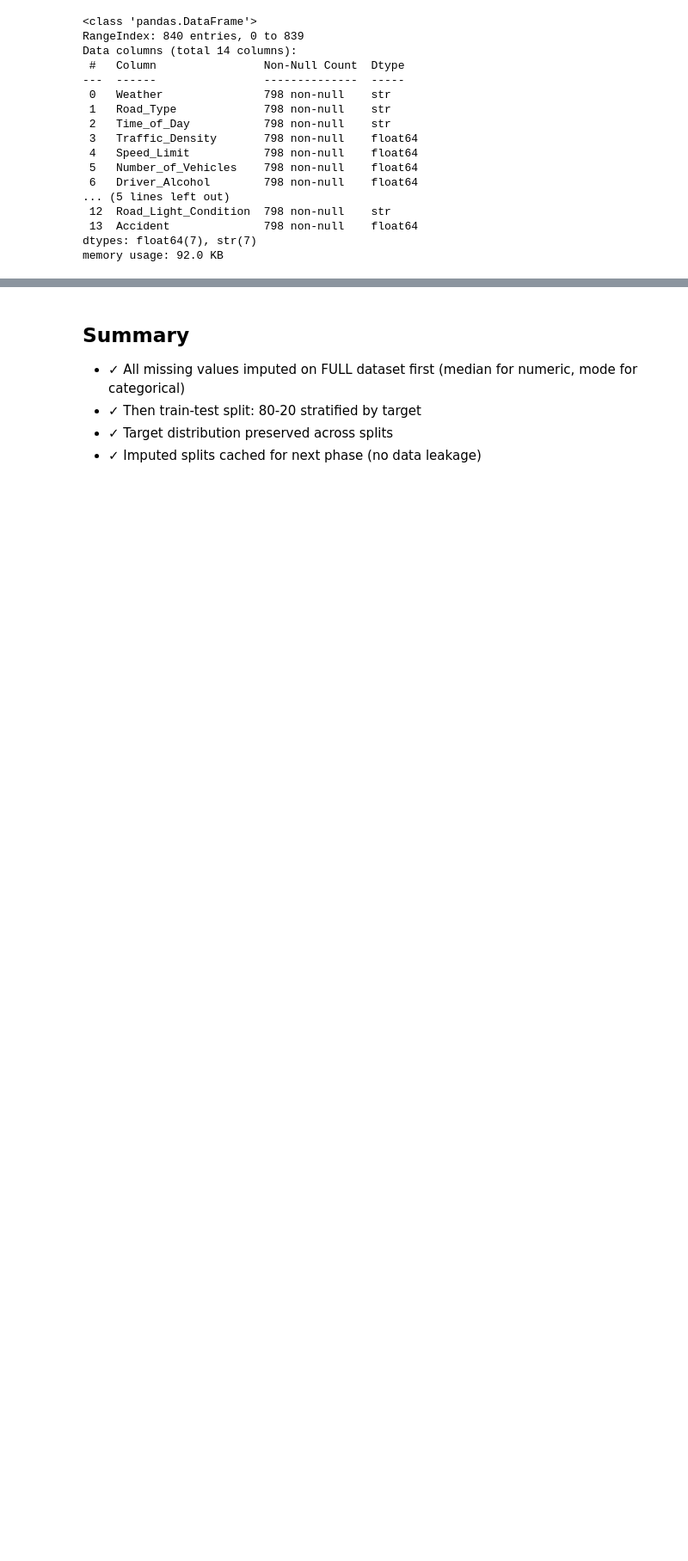
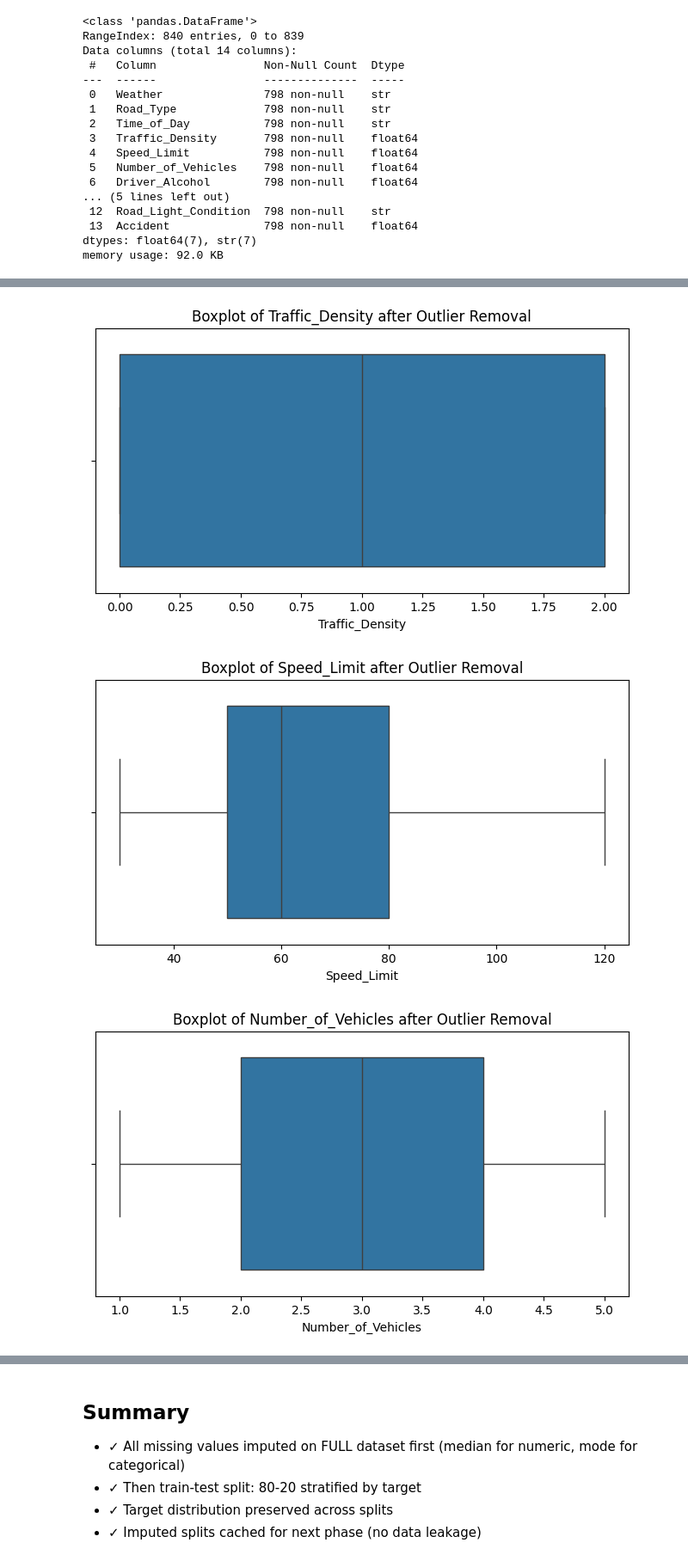
Before and after one commit to Kabe-Innovates/RoadSafety-ML-Pipeline, a Jupyter notebook: notebooks/01_Preprocessing.ipynb, the cells around one changed output, grey strips where cells are left out. Shown at 86% size. Drawn from its saved outputs; the diff is of its cells as text; code cells hidden in the pictures; blank space fills up the shorter version.

Commit message:
feat : Phase 3 completed
- Completed Preprocessing and stuffs
- Failed to remove outliers in target dataset but corrected em now.

```diff
--- a/notebooks/01_Preprocessing.ipynb
+++ b/notebooks/01_Preprocessing.ipynb
@@ -69,16 +69,16 @@ y = df['Accident']
 # %%
 # Separating numerical and categorical features
-num_cols = X.select_dtypes(include=['int64', 'float64']).columns
-cat_cols = X.select_dtypes(include=['str']).columns
+num_cols = df.select_dtypes(include=['int64', 'float64']).columns
+cat_cols = df.select_dtypes(include=['str']).columns
 # %%
-# Fill Numberical Missing Values with Median
+# Fill Numerical Missing Values with Median
 for col in num_cols:
-    median = X[col].median()
-    X[col] = X[col].fillna(median)
+    median = df[col].median()
+    df[col] = df[col].fillna(median)
 # %%
 # Fill Categorical Missing Values with Mode
 for col in cat_cols:
-    mode = X[col].mode()[0]
-    X[col] = X[col].fillna(mode)
+    mode = df[col].mode()[0]
+    df[col] = df[col].fillna(mode)
 # %%
 # Verifying the preprocessed data
@@ -105,12 +106,26 @@ dtype: int64
 | 2 | Rainy | Highway | Evening | 1.0 | 60.0 | 4.0 | 0.0 | ... |
 | 3 | Clear | City Road | Afternoon | 2.0 | 60.0 | 3.0 | 0.0 | ... |
 | 4 | Rainy | Highway | Morning | 1.0 | 195.0 | 11.0 | 0.0 | ... |
-# %%
-# Remove outliers in numerical features using IQR method
-for col in num_cols:
-    Q1 = X[col].quantile(0.25)
-    Q3 = X[col].quantile(0.75)
-    IQR = Q3 - Q1
-    lower_bound = Q1 - 1.5 * IQR
-    upper_bound = Q3 + 1.5 * IQR
-    X = X[(X[col] >= lower_bound) & (X[col] <= upper_bound)]
+# %%
+# Remove outliers using IQR method
+num_cols = df.select_dtypes(include=[np.number]).columns
+for col in num_cols:
+    Q1 = df[col].quantile(0.25)
+    Q3 = df[col].quantile(0.75)
+    IQR = Q3 - Q1
+    lower_bound = Q1 - 1.5 * IQR
+    upper_bound = Q3 + 1.5 * IQR
+    df = df[(df[col] >= lower_bound) & (df[col] <= upper_bound)]
+
+# Check for outliers after removal
+import matplotlib.pyplot as plt
+import seaborn as sns
+for col in num_cols:
+    plt.figure(figsize=(8, 4))
+    sns.boxplot(x=df[col])
+    plt.title(f'Boxplot of {col} after Outlier Removal')
+    plt.show()
+# %% [output]
+[figure, added]
+[figure, added]
+[figure, added]
```
Also changed, not shown: parts of 6 cells of this notebook, 8 other files.
